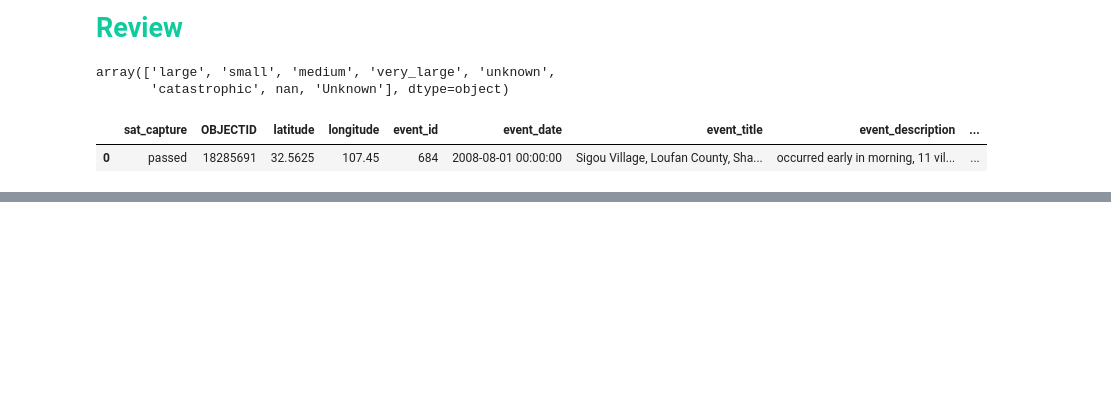
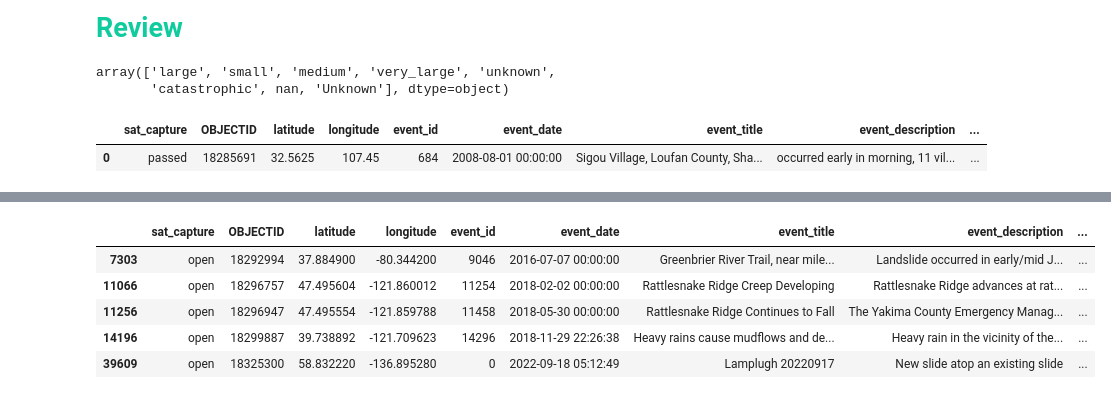
Before and after one commit to eltsvetk/DS6050_Project, a Jupyter notebook: Landslide_SatImage_Tracker.ipynb, the cells around one changed output, grey strips where cells are left out. Saved outputs shown, nothing was run; the diff lists cells and outputs as text; code cells hidden in the pictures; blank space fills up the shorter version.

```diff
--- a/Landslide_SatImage_Tracker.ipynb
+++ b/Landslide_SatImage_Tracker.ipynb
@@ -113 +115,14 @@ nasa_satimage_log.iloc[:,0:10].query("(landslide_size == 'catastrophic') & \
+# %%
+#### Query for certain landslides:::::
+# nasa_satimage_log.iloc[:,0:10].query("(landslide_size == 'large' | landslide_size == 'catastrophic') & \
+#                                      event_date > '2015-01-01 00:00:00' ")
+nasa_satimage_log.iloc[:,0:16].query("(landslide_size == 'very_large') & \
+                                     (event_date > '2015-01-01 00:00:00') & (sat_capture=='open') & (country_name=='United States')  ")
+# %% [output]
+|  | sat_capture | OBJECTID | latitude | longitude | event_id | event_date | event_title | event_description | ... |
+| 7303 | open | 18292994 | 37.884900 | -80.344200 | 9046 | 2016-07-07 00:00:00 | Greenbrier River Trail, near mile... | Landslide occurred in early/mid J... | ... |
+| 11066 | open | 18296757 | 47.495604 | -121.860012 | 11254 | 2018-02-02 00:00:00 | Rattlesnake Ridge Creep Developing | Rattlesnake Ridge advances at rat... | ... |
+| 11256 | open | 18296947 | 47.495554 | -121.859788 | 11458 | 2018-05-30 00:00:00 | Rattlesnake Ridge Continues to Fall | The Yakima County Emergency Manag... | ... |
+| 14196 | open | 18299887 | 39.738892 | -121.709623 | 14296 | 2018-11-29 22:26:38 | Heavy rains cause mudflows and de... | Heavy rain in the vicinity of the... | ... |
+| 39609 | open | 18325300 | 58.832220 | -136.895280 | 0 | 2022-09-18 05:12:49 | Lamplugh 20220917 | New slide atop an existing slide | ... |
 # %% [raw]
```
Also changed, not shown: parts of 13 cells of this notebook, 2 other files.
